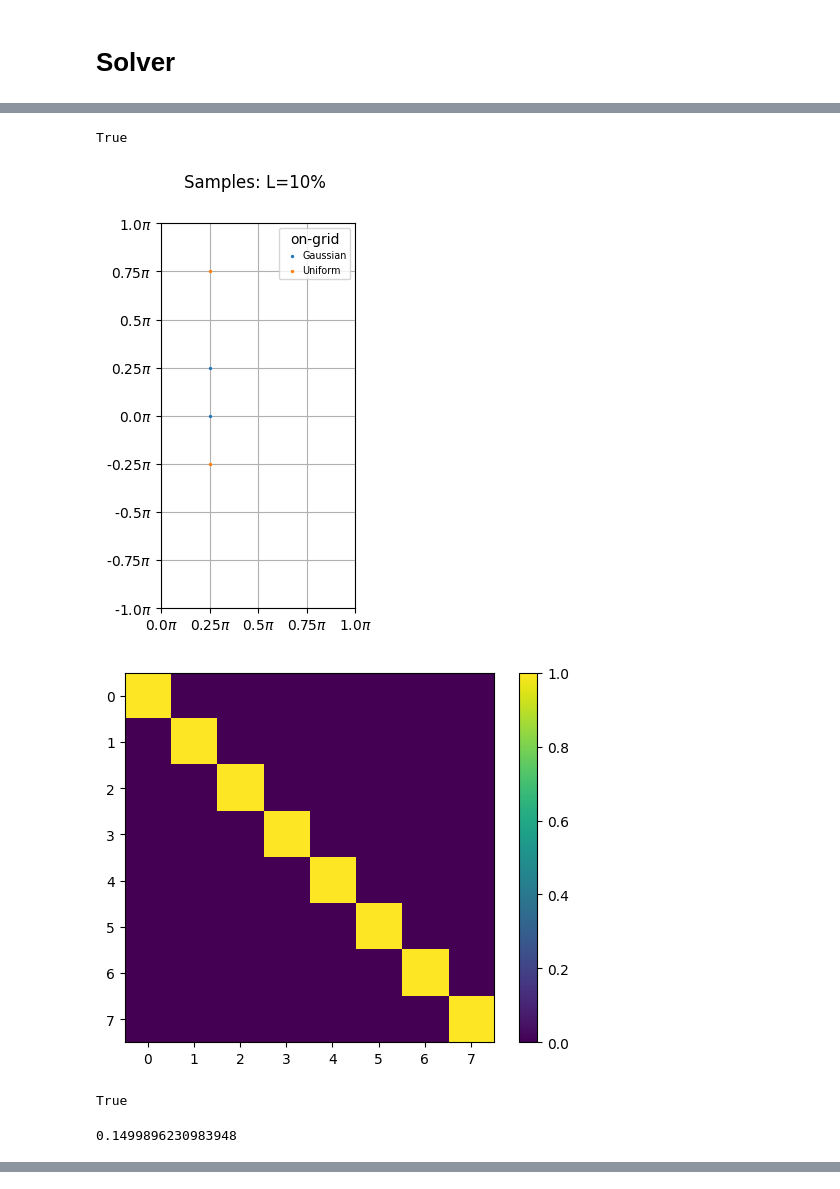
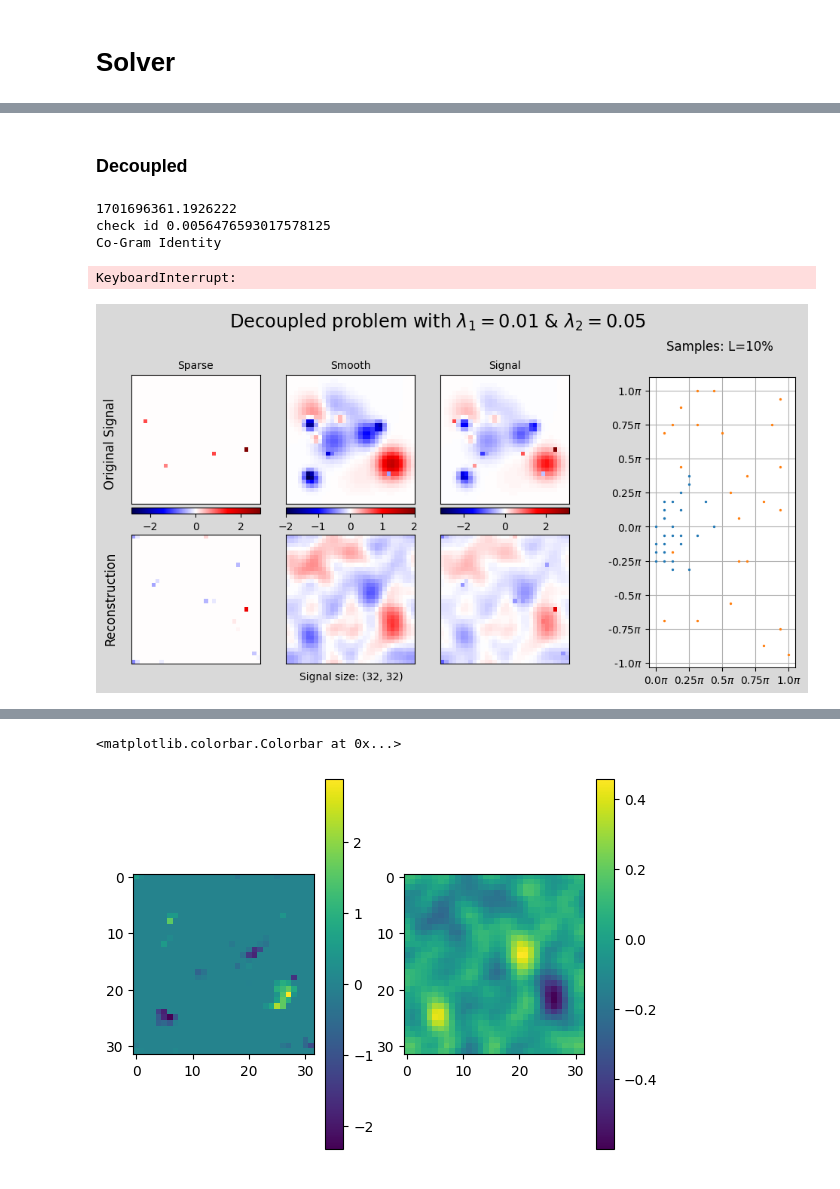
Before and after one commit to vacostaepfl/L1-L2, a Jupyter notebook: main.ipynb, the cells around one changed output, grey strips where cells are left out. Drawn from its saved outputs; the diff is of its cells as text; code cells hidden in the pictures.

Commit message:
decoupled approach working

```diff
--- a/main.ipynb
+++ b/main.ipynb
@@ -85,32 +107,31 @@ save_widget(fig, lambda1, lambda2, op, psnr, coupled)
 [interactive output not drawn]
 [interactive output not drawn]
-# %%
-L = 0.1
-theta = 0.5
-op = NuFFT(N, L, theta, on_grid=True, seed=seed)
-
-op.plot_samples()
-plt.figure()
-plt.imshow(2 / op.dim_in * op.phi.cogram().asarray())
-# test sans cogram() mais avec phi.apply(phi.adjoint(...vecteur aléatoire...)) OK ça marche pas
-# + corriger demi-axe garder (0,0)  OK
-# + ecrire code pour découplé avec L
-plt.colorbar()
-np.allclose(
-   2 / op.dim_in * op.phi.cogram().asarray(), np.eye(op.dim_out)
-)  # vecteur aléatoire cogram().apply()
-# %% [output]
-True
-[figure, removed]
-[figure, removed]
-# %%
-from pyxu.util import view_as_real, view_as_complex
-from pyxu.operator import IdentityOp
-
-v= np.random.rand(op.dim_out)
-
-print(np.allclose(op.phi.cogram().apply(y),op.phi(op.phi.adjoint(y))))
-((op.phi.cogram().apply(v) - (op.dim_in / 2) * v)/v).mean()
-# %% [output]
-True
-0.1499896230983948
+# %% [markdown]
+### Decoupled
+# %%
+coupled = False
+t0 = time.time()
+x1_, x2_ = solve(y, op, lambda1, lambda2, coupled, Laplacian((op.N,op.N)))
+t1 = time.time()
+# %% [output]
+1701696361.1926222
+check id 0.0056476593017578125
+Co-Gram Identity
+KeyboardInterrupt:
+# %%
+sparse_rcstr_, smooth_rcstr_, signal_rcstr_ = map(
+    lambda x: x.reshape((N,N)), (x1_, x2_, x1_ + x2_)
+)
+
+fig = plot_results(
+    [sparse_signal, smooth_signal],
+    [sparse_rcstr_, smooth_rcstr_],
+    lambda1,
+    lambda2,
+    op,
+    coupled,
+)
+
+save_widget(fig, lambda1, lambda2, op, psnr, coupled)
+# %% [output]
+[figure, added]
@@ -116,0 +140,10 @@ True
+# %%
+plt.subplot(121)
+plt.imshow(sparse_rcstr - sparse_rcstr_)
+plt.colorbar()
+plt.subplot(122)
+plt.imshow(smooth_rcstr - smooth_rcstr_)
+plt.colorbar()
+# %% [output]
+<matplotlib.colorbar.Colorbar at 0x...>
+[figure, added]
```
Also changed, not shown: parts of 8 cells of this notebook, 2 other files.
